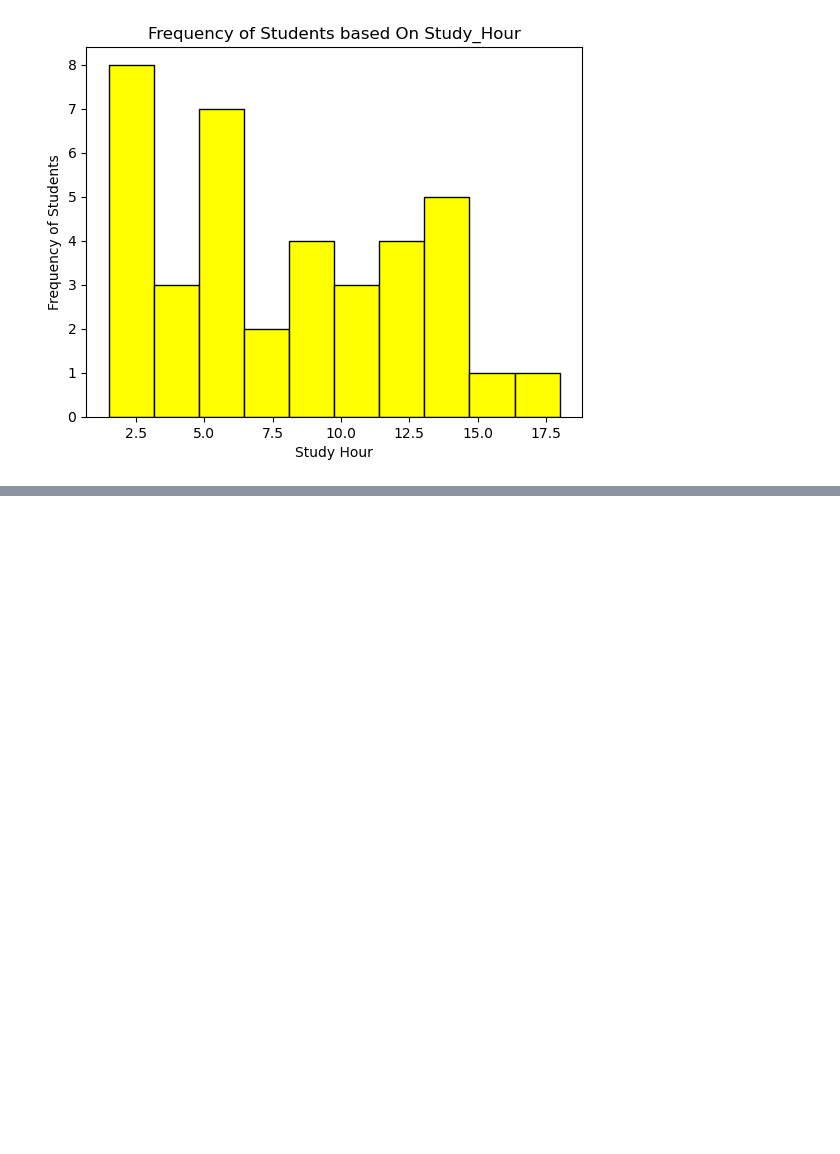
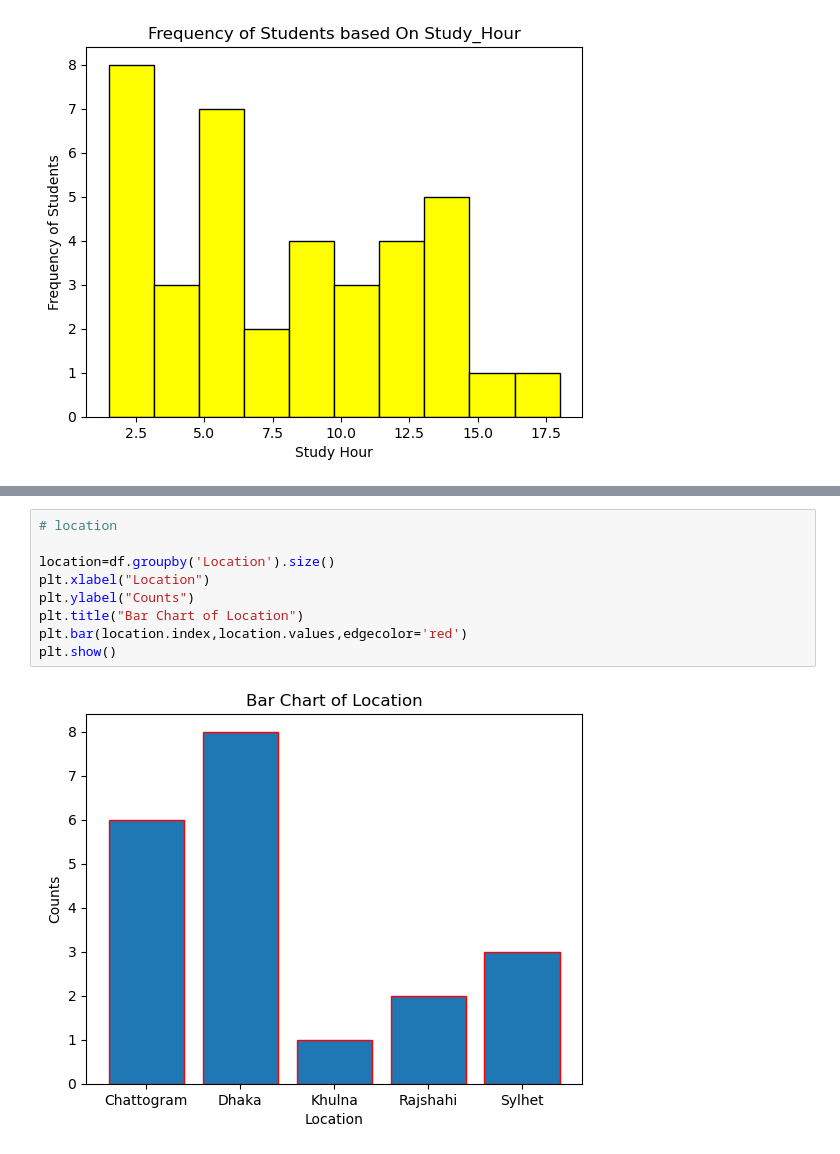
Before and after one commit to Dev-Maidul/Matplotlib, a Jupyter notebook: matplotlib.ipynb, the cells around one changed output, grey strips where cells are left out. Cells and saved outputs as stored; diff of their text form; blank space fills up the shorter version.

```diff
--- a/matplotlib.ipynb
+++ b/matplotlib.ipynb
@@ -167,0 +213,11 @@ plt.hist(students['Study_Hour'],color='yellow',edgecolor='black',bins=10)
+# %%
+# location
+
+location=df.groupby('Location').size()
+plt.xlabel("Location")
+plt.ylabel("Counts")
+plt.title("Bar Chart of Location")
+plt.bar(location.index,location.values,edgecolor='red')
+plt.show()
+# %% [output]
+[figure, added]
```
Also changed, not shown: parts of 5 cells of this notebook, 1 other file.
